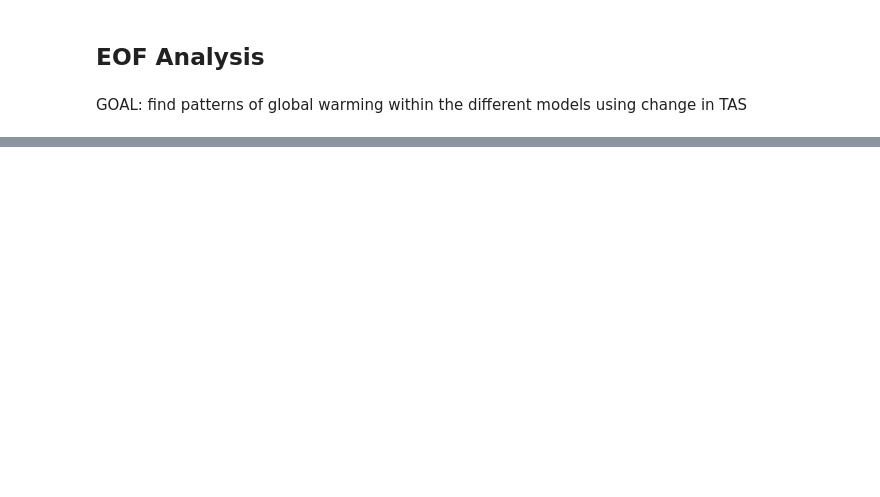
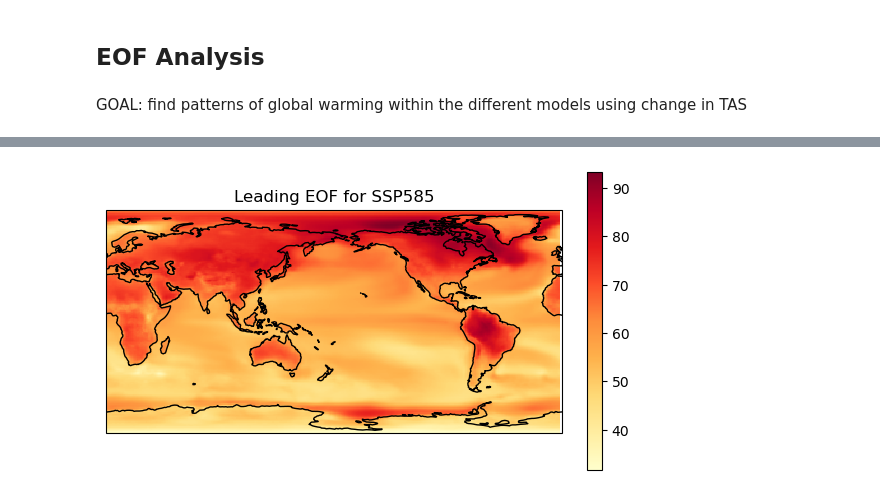
Before and after one commit to jinnayoon/cmip6-tempchangeproj, a Jupyter notebook: EOF_analysis.ipynb, the cells around one changed output, grey strips where cells are left out. Drawn from its saved outputs; the diff is of its cells as text; code cells hidden in the pictures; blank space fills up the shorter version.

Commit message:
eof variance partition

```diff
--- a/EOF_analysis.ipynb
+++ b/EOF_analysis.ipynb
@@ -48,0 +44,10 @@ Coordinates:
+# %%
+#obtaining EOF as leading EOF (not variance) to check data
+#get ssp585 leading EOF
+#apply weights
+coslat = np.cos(np.deg2rad(tas_ssp585.coords['lat'].values))
+weights = np.sqrt(coslat)[...,np.newaxis]
+#create solver
+solver_tas_ssp585 = Eof(tas_ssp585.values, weights = weights)
+eof1_tas_ssp585 = solver_tas_ssp585.eofs(neofs=1)
+pc1_tas_ssp585 = solver_tas_ssp585.pcs(npcs=1, pcscaling=1)
@@ -48,0 +72,19 @@ Coordinates:
+# %%
+#convert the numpy array into a datarray for handling
+eof1_tas_ssp585 = xr.DataArray(eof1_tas_ssp585, dims=["mode", "lat", "lon"], coords={"mode": [1], "lat": lat_ssp585, "lon": lon_ssp585})
+eof1_tas_ssp126 = xr.DataArray(eof1_tas_ssp126, dims=["mode", "lat", "lon"], coords={"mode": [1], "lat": lat_ssp126, "lon": lon_ssp126})
+eof1_tas_ssp245 = xr.DataArray(eof1_tas_ssp245, dims=["mode", "lat", "lon"], coords={"mode": [1], "lat": lat_ssp245, "lon": lon_ssp245})
+# %%
+#manipulate scaling to fit figures
+eof1_tas_ssp585 = eof1_tas_ssp585 * -1
+eof1_tas_ssp126 = eof1_tas_ssp126 * -1
+eof1_tas_ssp245 = eof1_tas_ssp245 * -1
+# %%
+#plotting leading eof in Pacific domain for ssp585
+ax = plt.axes(projection = ccrs.PlateCarree(central_longitude = 180))
+ax.coastlines()
+img = eof1_tas_ssp585.plot(ax=ax, cmap = "YlOrRd", transform = ccrs.PlateCarree(), add_colorbar=False)
+ax.set_title('Leading EOF for SSP585')
+cbar = plt.colorbar(img, ax=ax, orientation='vertical', fraction=0.03, pad=0.05)
+# %% [output]
+[figure, added]
```
Also changed, not shown: parts of 35 cells of this notebook.
